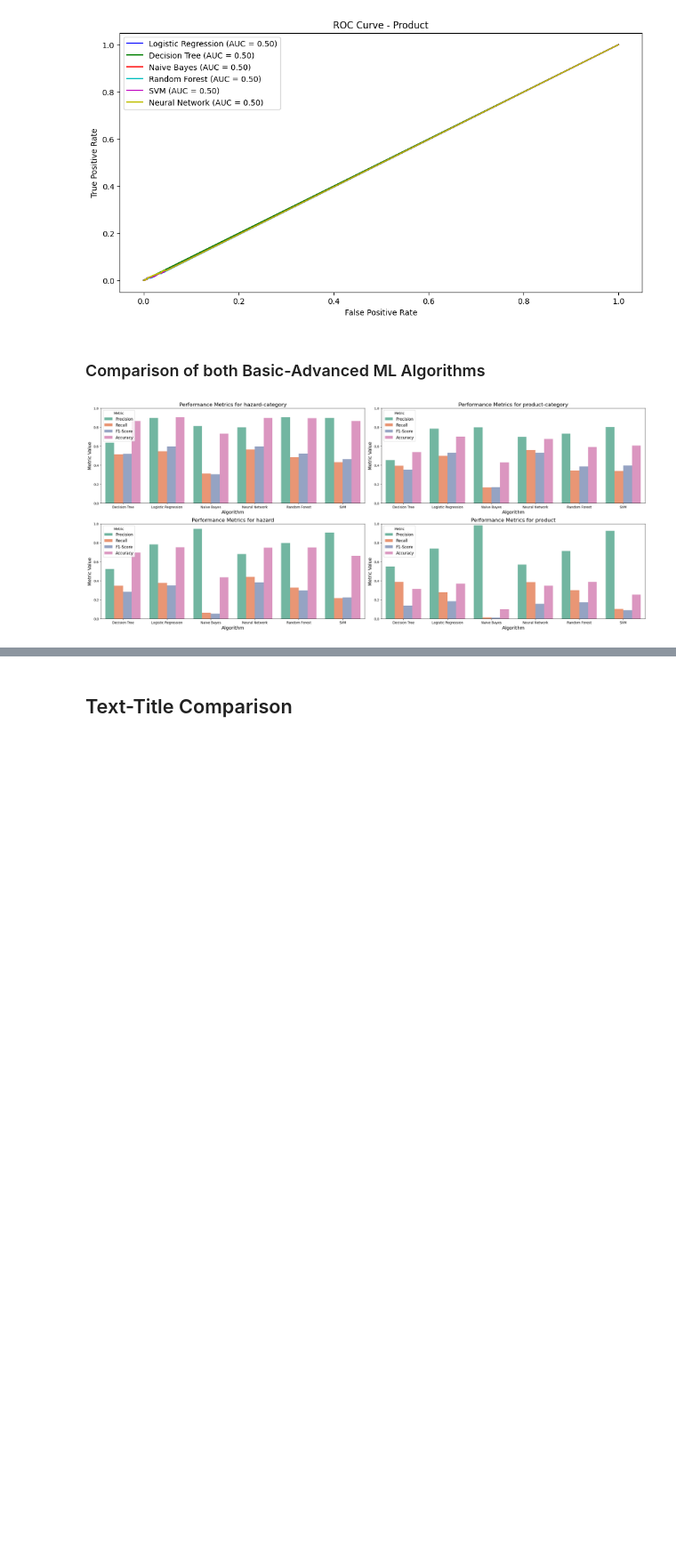
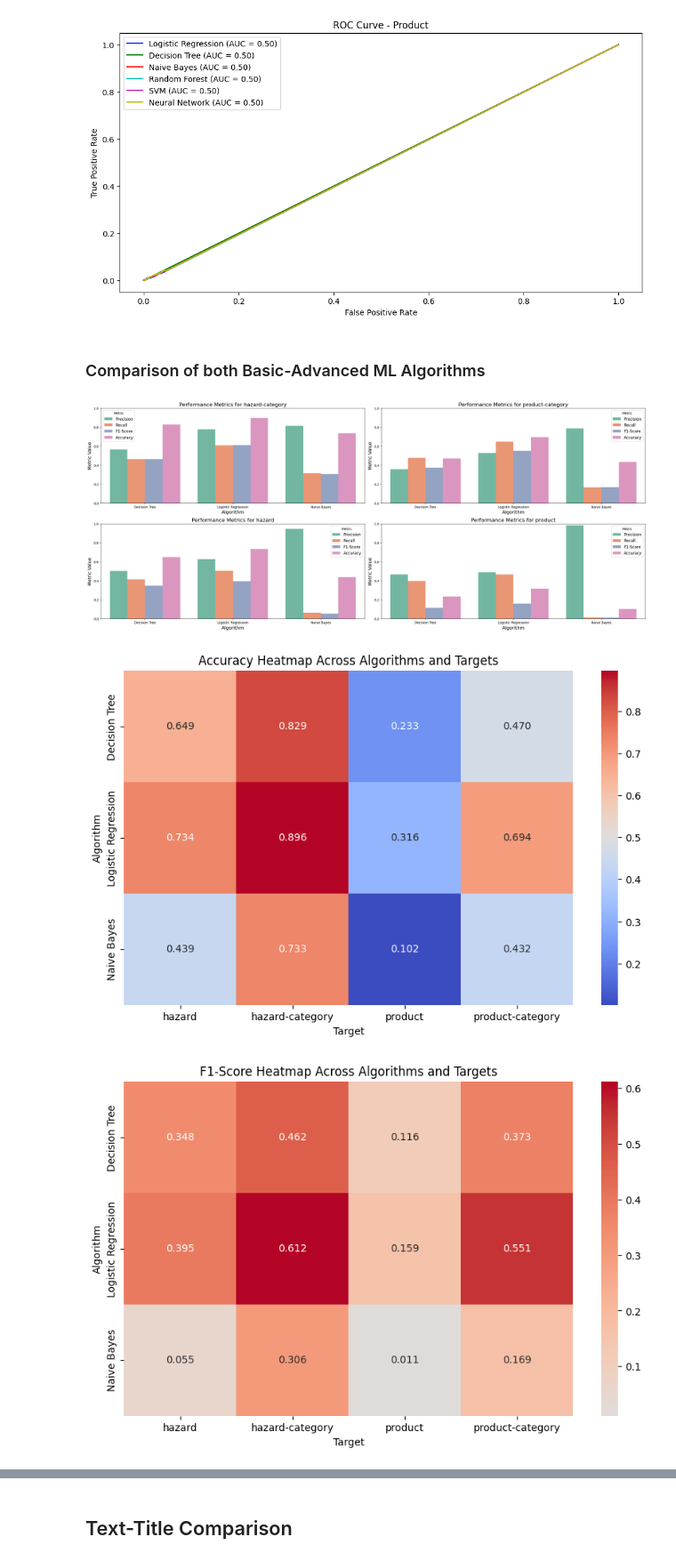
Before and after one commit to marykag/project, a Jupyter notebook: PDS-A2.ipynb, the cells around one changed output, grey strips where cells are left out. Shown at 89% size. Drawn from its saved outputs; the diff is of its cells as text; code cells hidden in the pictures; blank space fills up the shorter version.

```diff
--- a/PDS-A2.ipynb
+++ b/PDS-A2.ipynb
@@ -1245,0 +1242,43 @@ SVM                  0.222920  0.463608        0.091884  0.395778
+# %%
+from sklearn.linear_model import LogisticRegression
+from sklearn.tree import DecisionTreeClassifier
+from sklearn.naive_bayes import MultinomialNB
+from sklearn.ensemble import RandomForestClassifier, GradientBoostingClassifier
+from sklearn.svm import SVC
+from sklearn.neural_network import MLPClassifier
+from sklearn.model_selection import train_test_split
+from sklearn.multioutput import MultiOutputClassifier
+from sklearn.metrics import accuracy_score, classification_report
+import gensim.downloader as api
+import numpy as np
+
+# Load pre-trained GloVe embeddings
+glove_vectors = api.load('glove-wiki-gigaword-50')
+
+def get_embedding(text):
+    # Tokenize the text
+    tokens = text.split()
+    # Get the embeddings for each token
+    embeddings = [glove_vectors[token] for token in tokens if token in glove_vectors]
+    # Average the embeddings to get a fixed-size vector
+    return np.mean(embeddings, axis=0) if embeddings else np.zeros(glove_vectors.vector_size)
+
+# Apply the embedding function to your data
+X_embedded = file_copy['processed_title'].apply(get_embedding)
+X_embedded = np.vstack(X_embedded)
+
+X_embedded_t = file_copy['processed_long_text'].apply(get_embedding)
+X_embedded_t = np.vstack(X_embedded_t)
+
+# Define the target
+y = file_copy[['hazard-category', 'product-category']]
+
+# Split the data into training and testing sets
+X_train_e, X_test_e, y_train_e, y_test_e = train_test_split(X_embedded, y, test_size=0.2, random_state=42)
+
+X_train_e_t, X_test_e_t, y_train_e_t, y_test_e_t = train_test_split(X_embedded_t, y, test_size=0.2, random_state=42)
+
+algorithms_basic1 = {
+    "Logistic Regression": LogisticRegression(C=10, solver='lbfgs', max_iter=1000, random_state=42, class_weight='balanced'),
+    "Decision Tree": DecisionTreeClassifier(max_depth=None, min_samples_split=5, random_state=42, class_weight='balanced')
+}
@@ -1778,8 +1899,10 @@ plt.show()
 # %%
 # Example usage
 categories = ["hazard-category", "product-category", "hazard", "product"]
 
 # Call the function with your data
-plots(classification_pivot_comparison_t, accuracy_pivot_comparison_t, categories)
+plots(classification_pivot_t, accuracy_pivot_t, categories)
 # %% [output]
-[figure, old version]
+[figure, new version]
+[figure, added]
+[figure, added]
```
Also changed, not shown: parts of 22 cells of this notebook.
